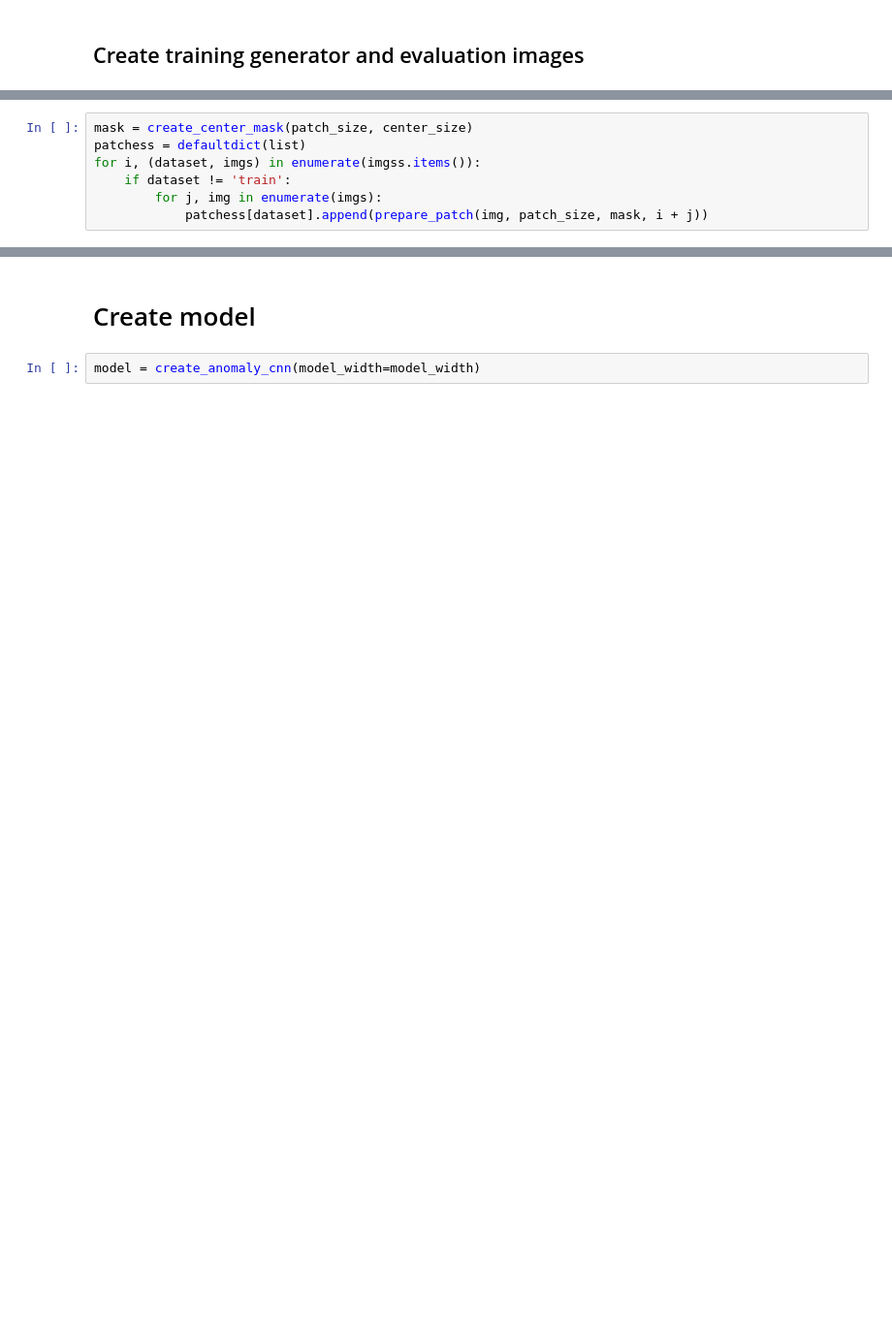
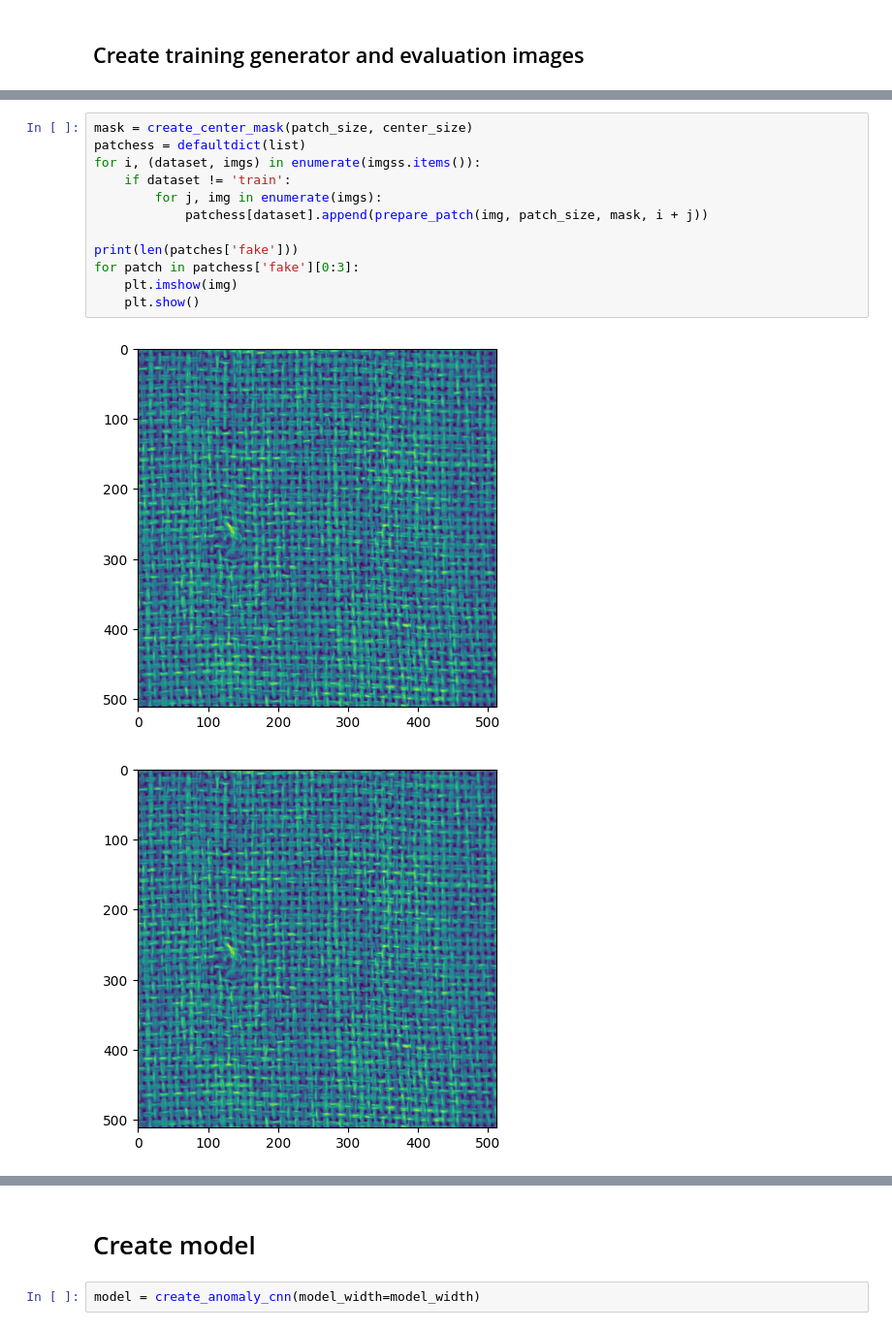
Before and after one commit to NishalyaPethiyagoda/FYP, a Jupyter notebook: main.ipynb, the cells around one changed output, grey strips where cells are left out. Shown at 97% size. Drawn from its saved outputs; the diff is of its cells as text; blank space fills up the shorter version.

```diff
--- a/main.ipynb
+++ b/main.ipynb
@@ -113,7 +142,15 @@ x_test lenght: 37
 # %%
 mask = create_center_mask(patch_size, center_size)
 patchess = defaultdict(list)
 for i, (dataset, imgs) in enumerate(imgss.items()):
     if dataset != 'train':
         for j, img in enumerate(imgs):
             patchess[dataset].append(prepare_patch(img, patch_size, mask, i + j))
+
+print(len(patches['fake']))
+for patch in patchess['fake'][0:3]:
+    plt.imshow(img)
+    plt.show()
+# %% [output]
+[figure, added]
+[figure, added]
```
Also changed, not shown: parts of 27 cells of this notebook, 55 other files.
